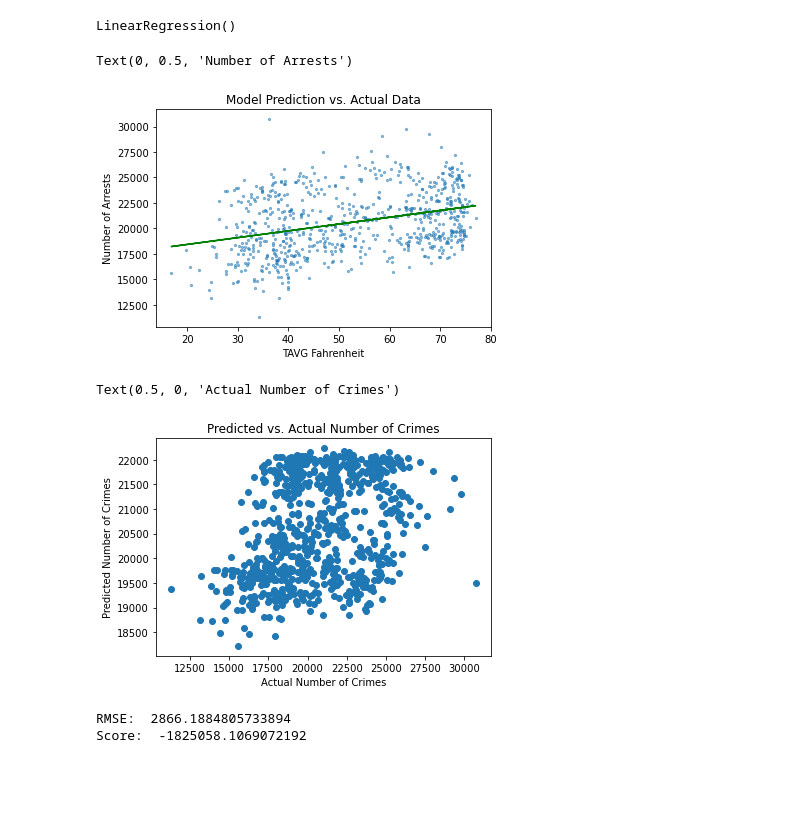
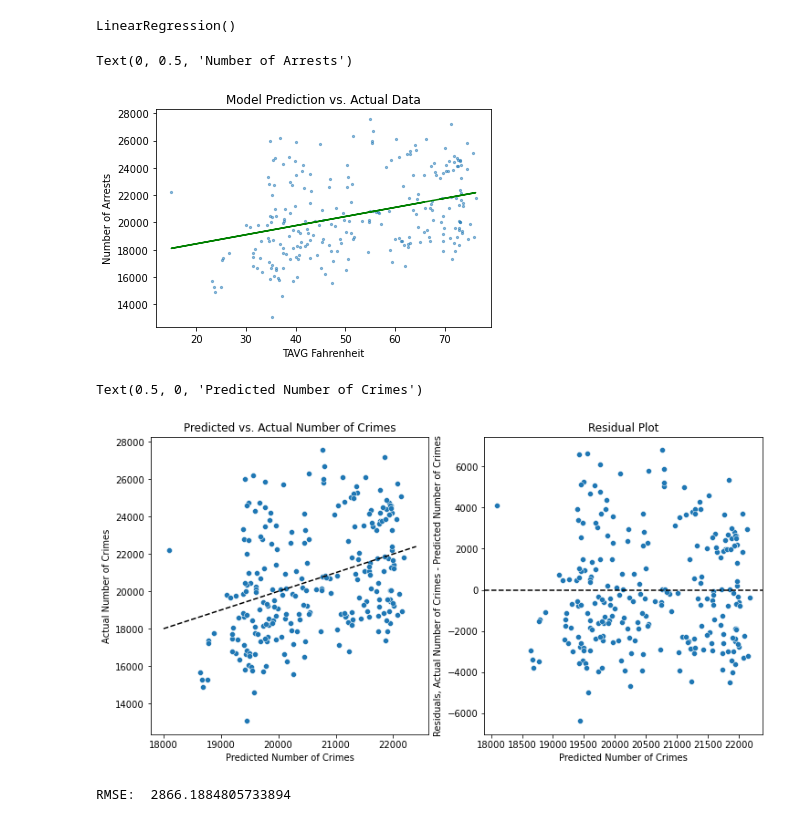
Before and after one commit to gavintchan/data200-grad-project, a Jupyter notebook: analysis/data200_grad_project.ipynb, the cells around one changed output. Drawn from its saved outputs; the diff is of its cells as text; code cells hidden in the pictures; blank space fills up the shorter version.

```diff
--- a/data200_grad_project.ipynb
+++ b/analysis/data200_grad_project.ipynb
@@ -1190,28 +1233,38 @@ linear_model.fit(X_train, y_train)
 # %% [output]
 LinearRegression()
 # %%
-y_predicted = linear_model.predict(X_train)
+y_predicted = linear_model.predict(X_val)
 
-plt.scatter(X_train, y_train, alpha = 0.5, s=5)
-plt.plot(X_train, y_predicted, color='g')
+plt.scatter(X_val, y_val, alpha = 0.5, s=5)
+plt.plot(X_val, y_predicted, color='g')
 plt.title('Model Prediction vs. Actual Data')
 plt.xlabel('TAVG Fahrenheit')
 plt.ylabel('Number of Arrests')
 # %% [output]
 Text(0, 0.5, 'Number of Arrests')
-[figure, old version]
+[figure, new version]
-# %%
-plt.scatter(y_train, y_predicted)
-plt.title('Predicted vs. Actual Number of Crimes')
-plt.ylabel('Predicted Number of Crimes')
-plt.xlabel('Actual Number of Crimes')
-# %% [output]
-Text(0.5, 0, 'Actual Number of Crimes')
-[figure, removed]
+# %%
+plt.figure(figsize=(12, 6))
+
+plt.subplot(121)
+y_y_hat_line = np.arange(18000, 22500, 100)
+sns.scatterplot(x=y_predicted[:, 0], y=y_val[:, 0])
+plt.plot(y_y_hat_line, y_y_hat_line, color='black', linestyle=('--'))
+plt.title('Predicted vs. Actual Number of Crimes')
+plt.ylabel('Actual Number of Crimes')
+plt.xlabel('Predicted Number of Crimes')
+
+plt.subplot(122)
+plt.axhline(0, color='black', linestyle=('--'))
+sns.scatterplot(x=y_predicted[:, 0], y=y_val[:, 0] - y_predicted[:, 0])
+plt.title('Residual Plot')
+plt.ylabel('Residuals, Actual Number of Crimes - Predicted Number of Crimes')
+plt.xlabel('Predicted Number of Crimes')
+# %% [output]
+Text(0.5, 0, 'Predicted Number of Crimes')
+[figure, added]
 # %%
 print('RMSE: ', rmse(linear_model.predict(X_train), y_train))
-print('Score: ', linear_model.score(y_train, y_predicted))
 # %% [output]
 RMSE:  2866.1884805733894
-Score:  -1825058.1069072192
 # %%
```
Also changed, not shown: parts of 34 cells of this notebook, 13 other files.
